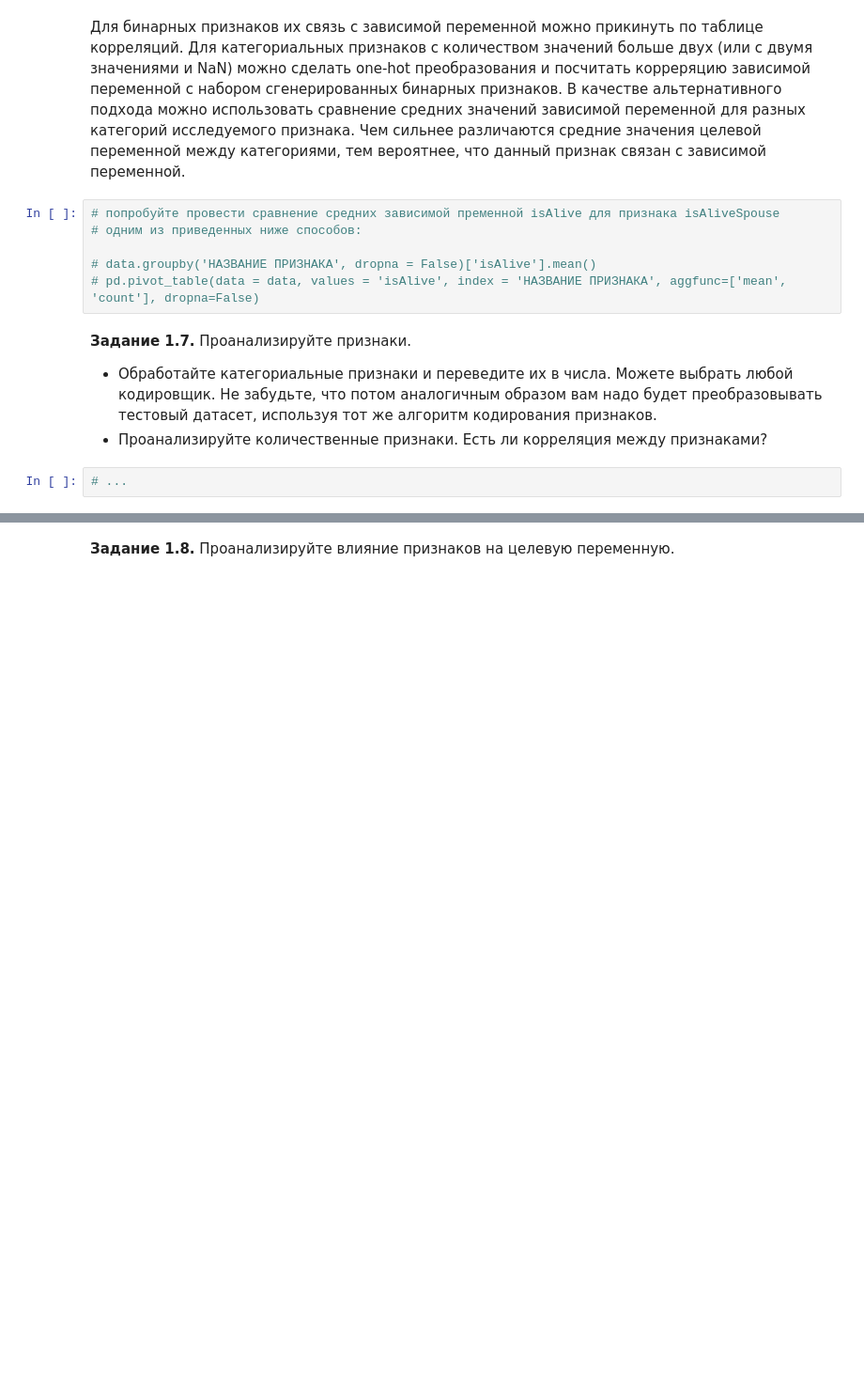
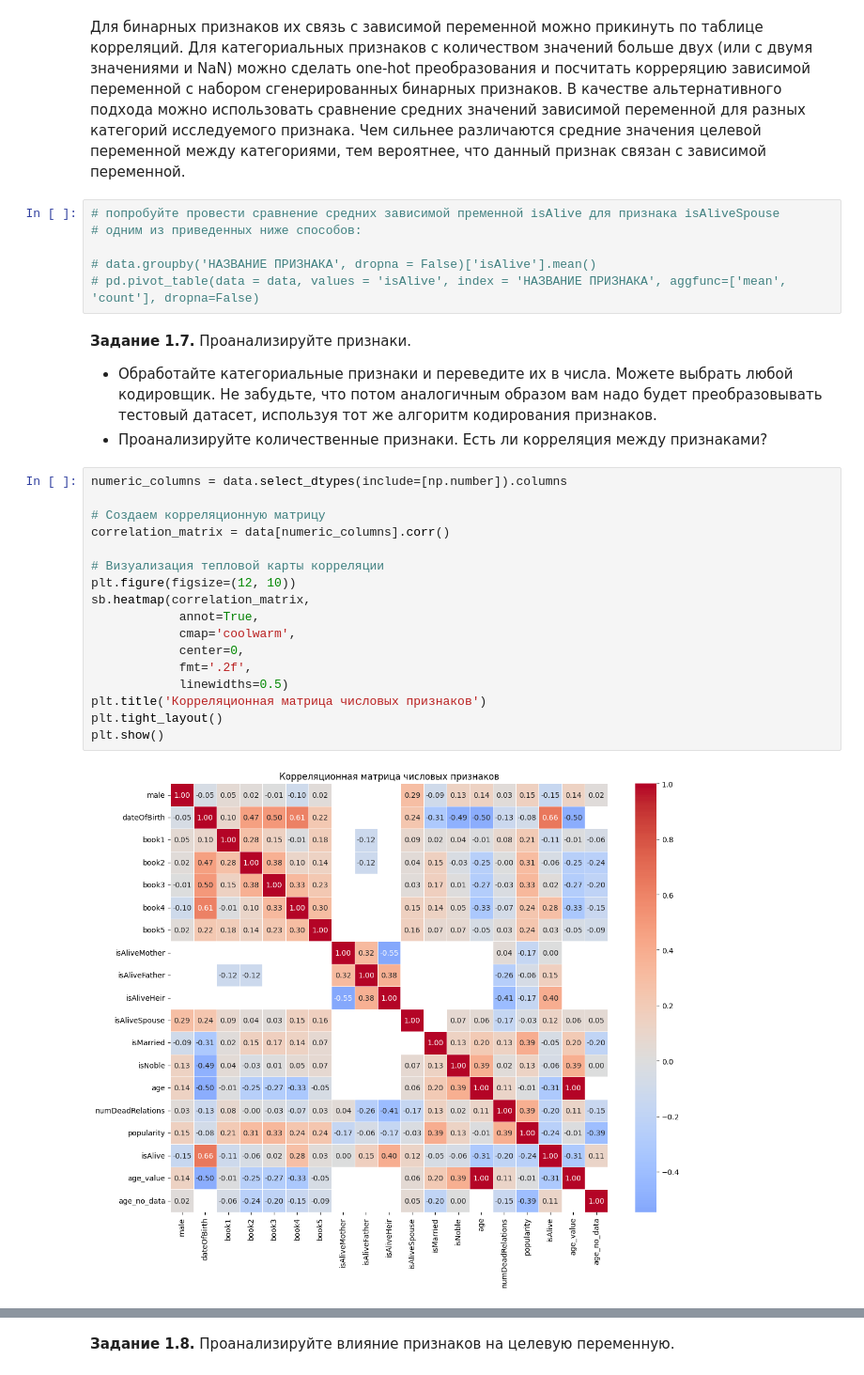
Before and after one commit to Ggh13/BIVT-2024-Lab-6, a Jupyter notebook: week_01_ml_intro/Homework/hw_1_game_of_thrones.ipynb, the cells around one changed output, grey strips where cells are left out. Shown at 94% size. Saved outputs shown, nothing was run; the diff lists cells and outputs as text; blank space fills up the shorter version.

```diff
--- a/week_01_ml_intro/Homework/hw_1_game_of_thrones.ipynb
+++ b/week_01_ml_intro/Homework/hw_1_game_of_thrones.ipynb
@@ -430,5 +430,22 @@ data.describe(include = [int,float]).T[['count', 'min', 'max']].assign(N_unique_
 **Задание 1.7.** Проанализируйте признаки.
   * Обработайте категориальные признаки и переведите их в числа. Можете выбрать любой кодировщик. Не забудьте, что потом аналогичным образом вам надо будет преобразовывать тестовый датасет, используя тот же алгоритм кодирования признаков.
   * Проанализируйте количественные признаки. Есть ли корреляция между признаками?
-# %%
-# ...
+# %%
+numeric_columns = data.select_dtypes(include=[np.number]).columns
+
+# Создаем корреляционную матрицу
+correlation_matrix = data[numeric_columns].corr()
+
+# Визуализация тепловой карты корреляции
+plt.figure(figsize=(12, 10))
+sb.heatmap(correlation_matrix,
+            annot=True,
+            cmap='coolwarm',
+            center=0,
+            fmt='.2f',
+            linewidths=0.5)
+plt.title('Корреляционная матрица числовых признаков')
+plt.tight_layout()
+plt.show()
+# %% [output]
+[figure, added]
```
Also changed, not shown: parts of 20 cells of this notebook.
